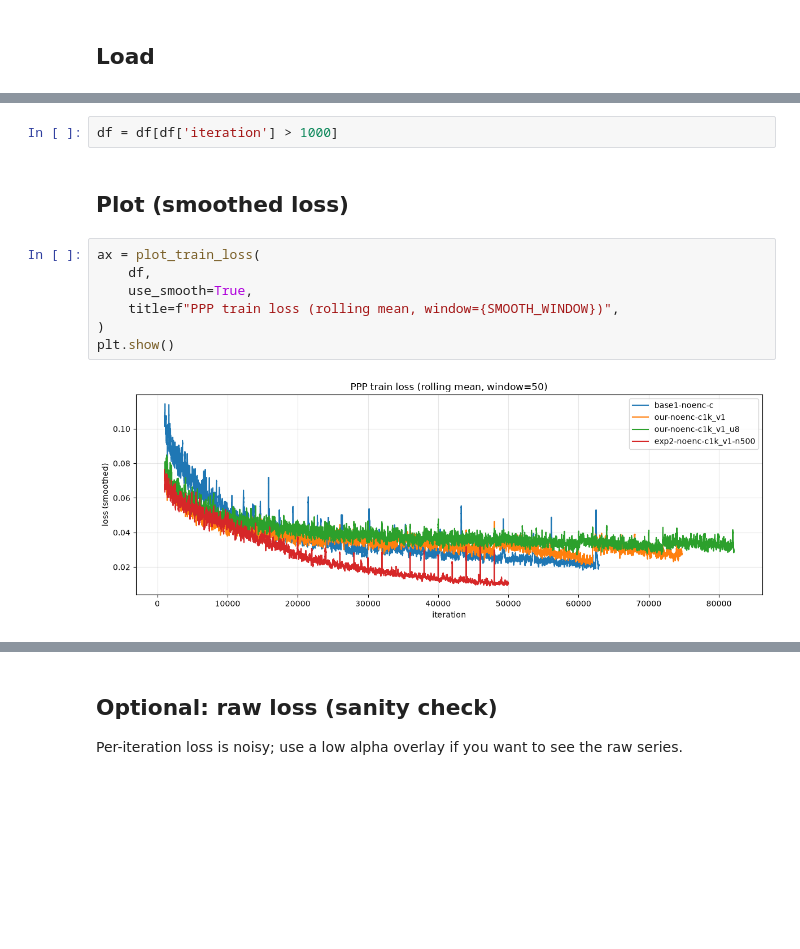
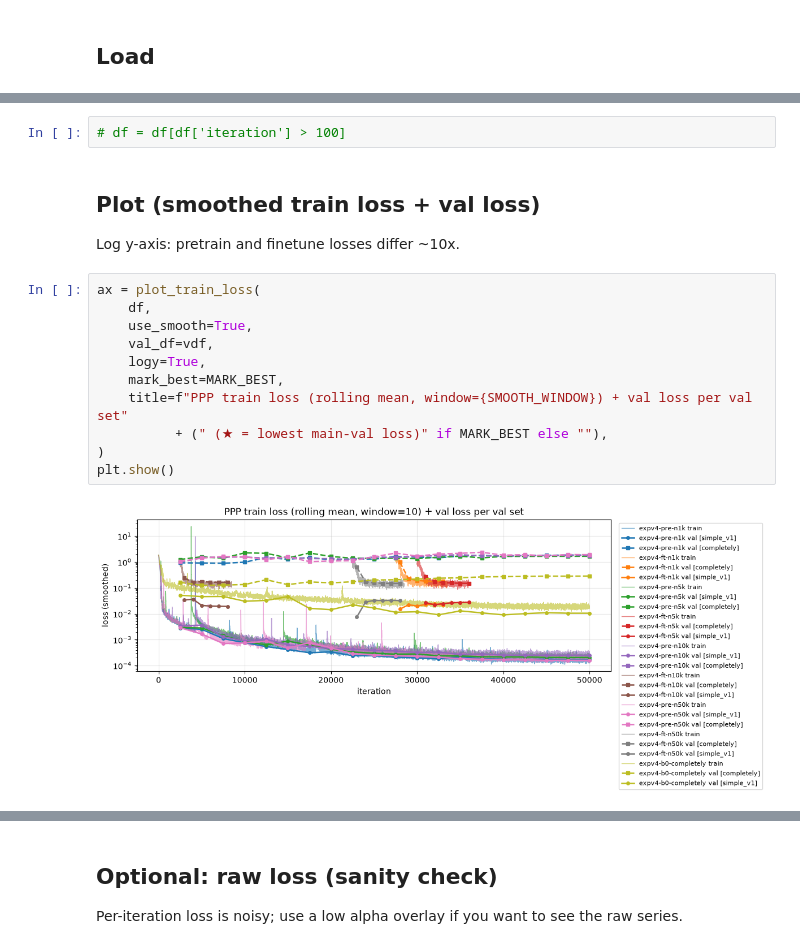
Before and after one commit to NovaBro/neuroinfo_fruitfly, a Jupyter notebook: ipynb/ppp_training_log_tracker.ipynb, the cells around one changed output, grey strips where cells are left out. Drawn from its saved outputs; the diff is of its cells as text; blank space fills up the shorter version.

```diff
--- a/ipynb/ppp_training_log_tracker.ipynb
+++ b/ipynb/ppp_training_log_tracker.ipynb
@@ -114,13 +197,19 @@ exp2-noenc-c1k_v1-n500    50000         1     50000   0.029901
 # %%
-df = df[df['iteration'] > 1000]
+# df = df[df['iteration'] > 100]
 # %% [markdown]
-## Plot (smoothed loss)
+## Plot (smoothed train loss + val loss)
+
+Log y-axis: pretrain and finetune losses differ ~10x.
 # %%
 ax = plot_train_loss(
     df,
     use_smooth=True,
-    title=f"PPP train loss (rolling mean, window={SMOOTH_WINDOW})",
+    val_df=vdf,
+    logy=True,
+    mark_best=MARK_BEST,
+    title=f"PPP train loss (rolling mean, window={SMOOTH_WINDOW}) + val loss per val set"
+          + (" (★ = lowest main-val loss)" if MARK_BEST else ""),
 )
 plt.show()
 # %% [output]
-[figure, old version]
+[figure, new version]
```
Also changed, not shown: parts of 12 cells of this notebook, 3 other files.
